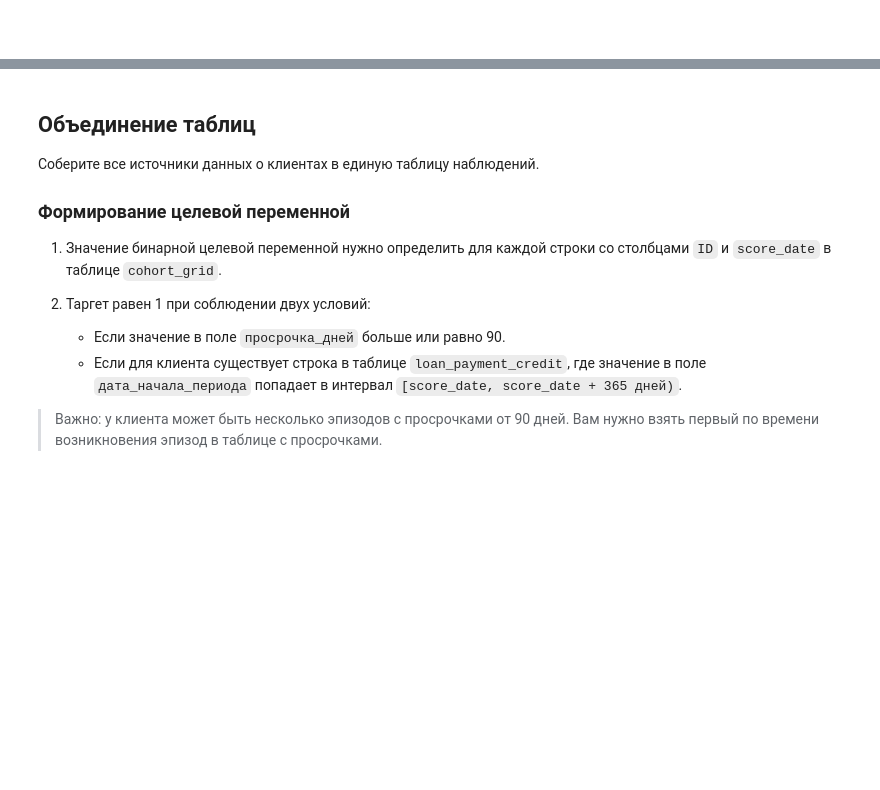
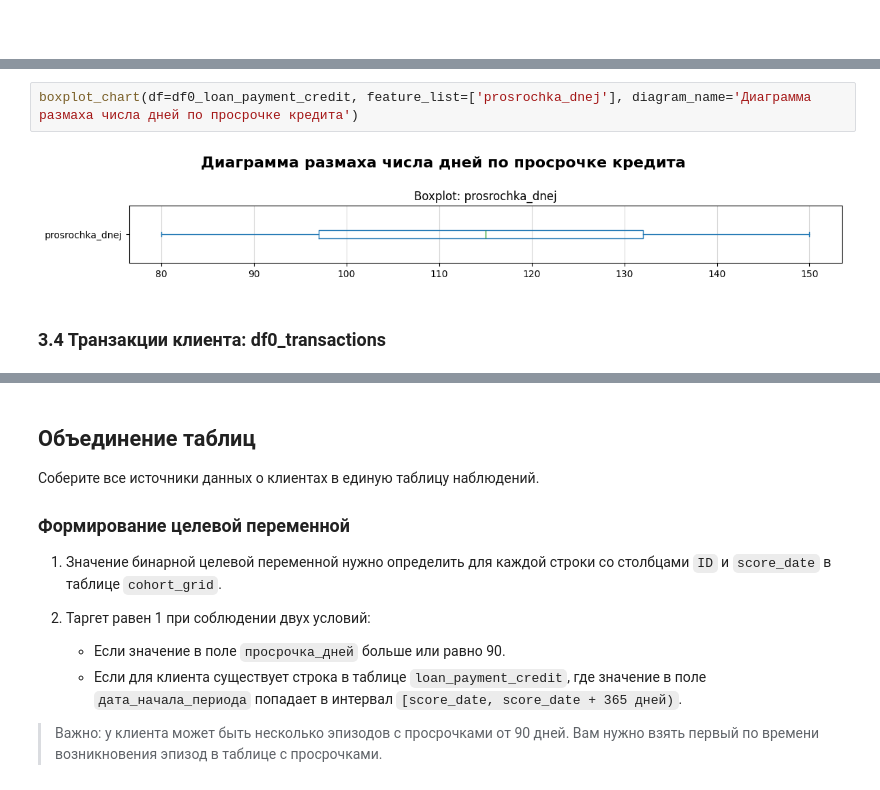
Before and after one commit to TemaQDX/sprint_15_project_behavioral_scoring, a Jupyter notebook: sprint_15_project_behavioral_scoring_Artem_Burov.ipynb, the cells around one changed output, grey strips where cells are left out. Saved outputs shown, nothing was run; the diff lists cells and outputs as text; blank space fills up the shorter version.

```diff
--- a/sprint_15_project_behavioral_scoring_Artem_Burov.ipynb
+++ b/sprint_15_project_behavioral_scoring_Artem_Burov.ipynb
@@ -801,0 +1002,6 @@ erDiagram
+# %%
+boxplot_chart(df=df0_loan_payment_credit, feature_list=['prosrochka_dnej'], diagram_name='Диаграмма размаха числа дней по просрочке кредита')
+# %% [output]
+[figure, added]
+# %% [markdown]
+### 3.4 Транзакции клиента: df0_transactions
```
Also changed, not shown: parts of 35 cells of this notebook.
